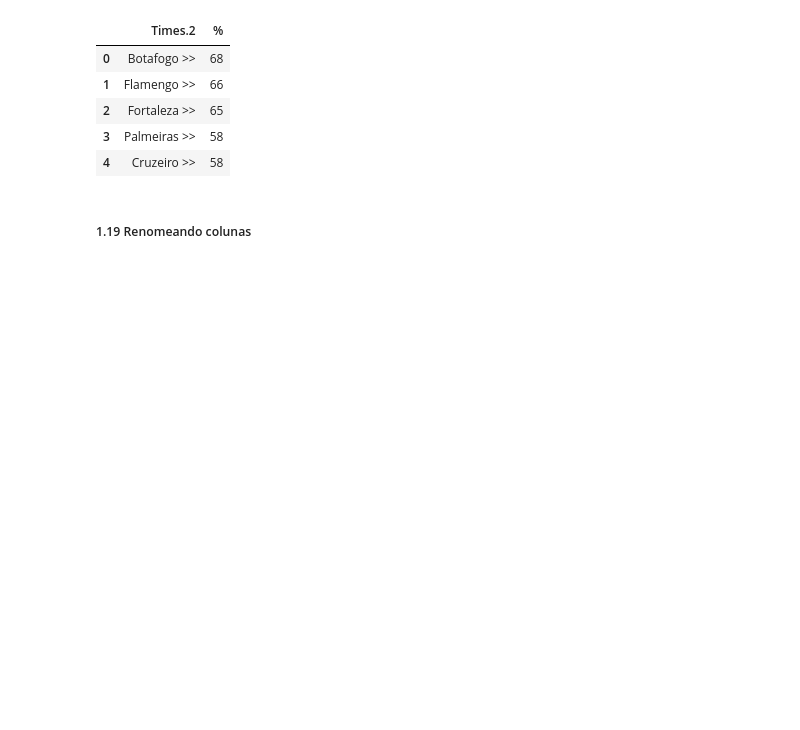
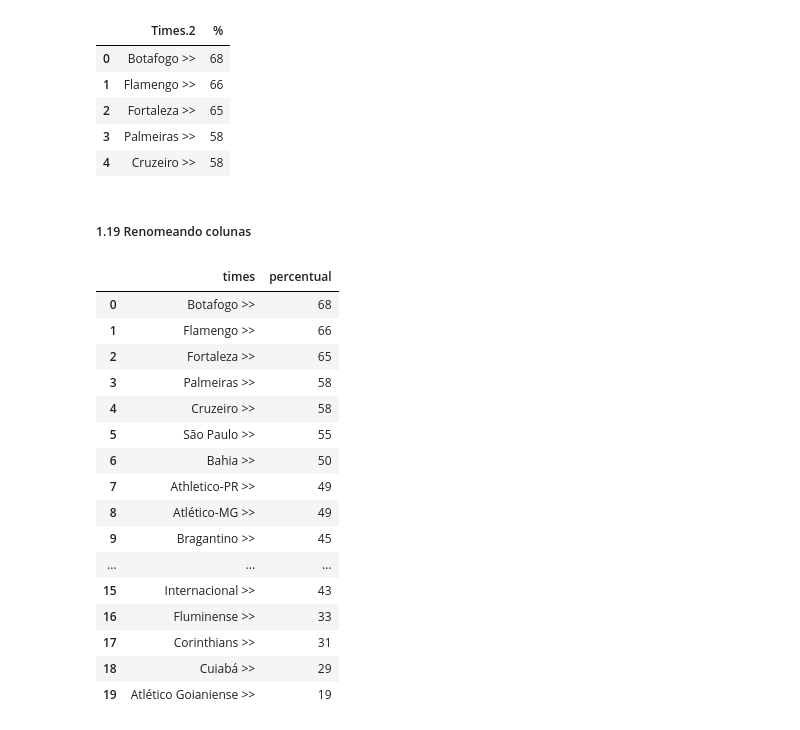
Before and after one commit to rafaelflorentinobarbosa/DataScience, a Jupyter notebook: projeto final manha/webscraping.ipynb, the cells around one changed output. Saved outputs shown, nothing was run; the diff lists cells and outputs as text; code cells hidden in the pictures; blank space fills up the shorter version.

```diff
--- a/projeto final manha/webscraping.ipynb
+++ b/projeto final manha/webscraping.ipynb
@@ -219,3 +223,23 @@ df[['Times.2','%']].head()
 df.rename(columns={'Times.2':'times'},inplace=True)
 # %%
 df.rename(columns={'%':'percentual'},inplace=True)
+# %%
+df[['times','percentual']]
+# %% [output]
+|  | times | percentual |
+| 0 | Botafogo >> | 68 |
+| 1 | Flamengo >> | 66 |
+| 2 | Fortaleza >> | 65 |
+| 3 | Palmeiras >> | 58 |
+| 4 | Cruzeiro >> | 58 |
+| 5 | São Paulo >> | 55 |
+| 6 | Bahia >> | 50 |
+| 7 | Athletico-PR >> | 49 |
+| 8 | Atlético-MG >> | 49 |
+| 9 | Bragantino >> | 45 |
+| ... | ... | ... |
+| 15 | Internacional >> | 43 |
+| 16 | Fluminense >> | 33 |
+| 17 | Corinthians >> | 31 |
+| 18 | Cuiabá >> | 29 |
+| 19 | Atlético Goianiense >> | 19 |
```
Also changed, not shown: parts of 22 cells of this notebook.
